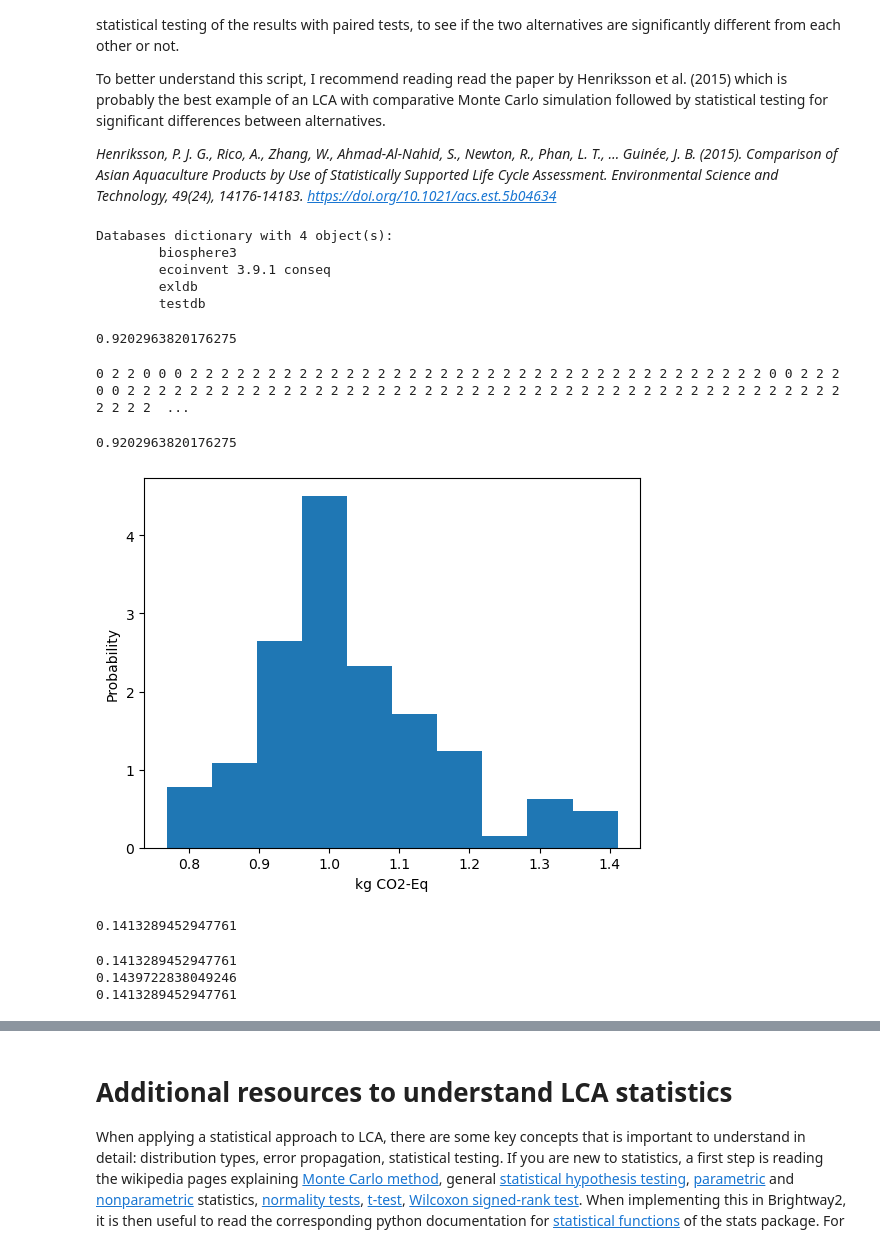
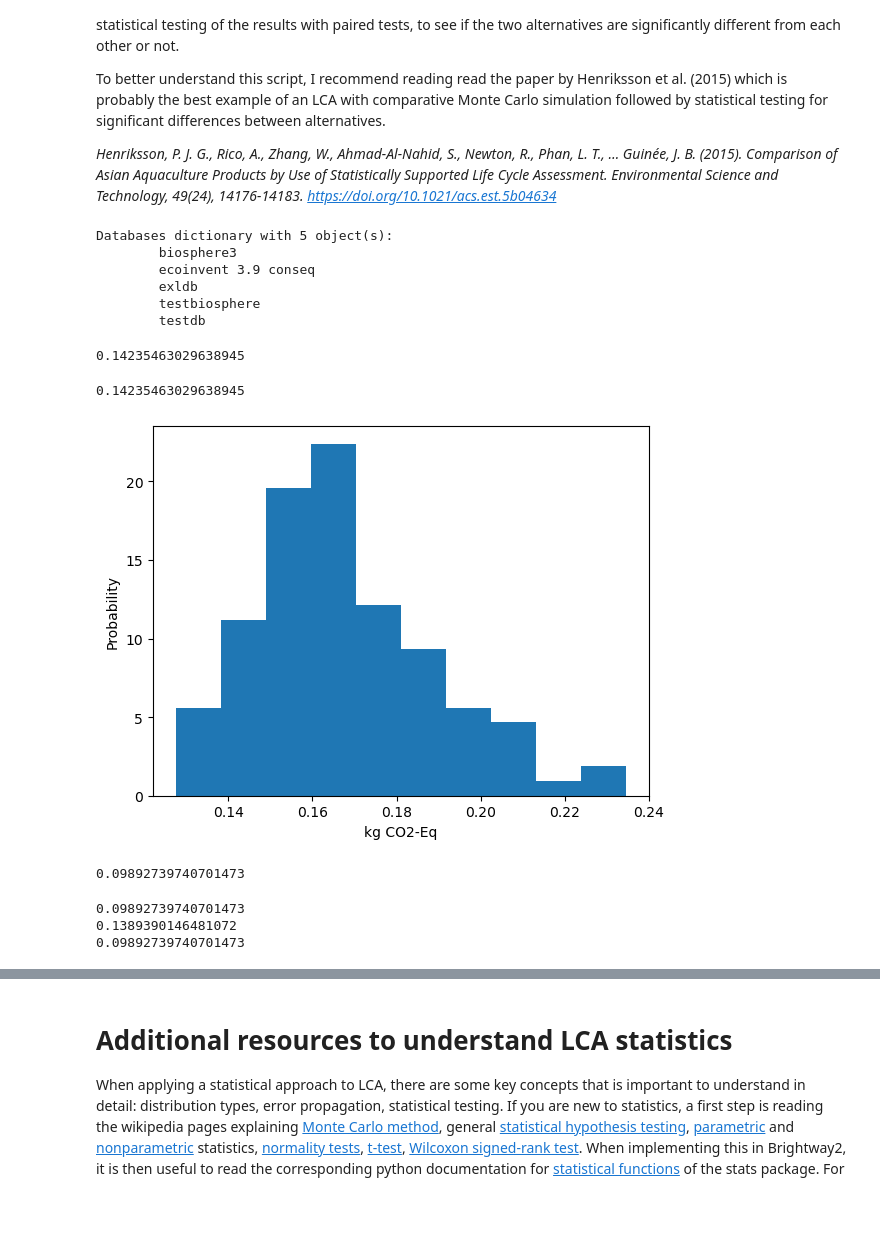
Before and after one commit to massimopizzol/advanced-lca-notebooks, a Jupyter notebook: Course-material/6-Comparative-Monte-Carlo.ipynb, the cells around one changed output, grey strips where cells are left out. Saved outputs shown, nothing was run; the diff lists cells and outputs as text; code cells hidden in the pictures; blank space fills up the shorter version.

```diff
--- a/Course-material/6-Comparative-Monte-Carlo.ipynb
+++ b/Course-material/6-Comparative-Monte-Carlo.ipynb
@@ -19,49 +17,40 @@ import numpy as np
 from matplotlib import pyplot as plt
 from scipy import stats
 # %%
-bd.projects.set_current('advlca23')
-bd.databases
+bw.projects.set_current('advlca23')
+bw.databases
 # %% [output]
-Databases dictionary with 4 object(s):
+Databases dictionary with 5 object(s):
         biosphere3
-        ecoinvent 3.9.1 conseq
+        ecoinvent 3.9 conseq
         exldb
+        testbiosphere
         testdb
 # %%
-db = bd.Database("ecoinvent 3.9.1 conseq")
+db = bw.Database("ecoinvent 3.9 conseq")
 ipcc = ('IPCC 2013', 'climate change', 'global warming potential (GWP100)')
 # %%
-# Simple LCA on ecoinvent process as we know it. We are using the background system.
-random_process = db.random() # select a random process
-mydemand = {random_process: 1}
-lca = bc.LCA(mydemand, ipcc)
+# Simple montecarlo on ecoinvent process as we know it. We are using the background system.
+mydemand = {db.random(): 1}  # select a random process
+lca = bw.LCA(mydemand, ipcc)
 lca.lci()
 lca.lcia()
 lca.score
 # %% [output]
-0.9202963820176275
+0.14235463029638945
-# %%
-# We don't need to add uncertainty here, because ecoinvent process include uncertainty on some exchanges.
-for exchange in random_process.exchanges():
-    print(exchange["uncertainty type"], end=" ")
-# %% [output]
-0 2 2 0 0 0 2 2 2 2 2 2 2 2 2 2 2 2 2 2 2 2 2 2 2 2 2 2 2 2 2 2 2 2 2 2 2 2 2 2 2 2 2 0 0 2 2 2 0 0 2 2 2 2 2 2 2 2 2 2 2 2 2 2 2 2 2 2 2 2 2 2 2 2 2 2 2 2 2 2 2 2 2 2 2 2 2 2 2 2 2 2 2 2 2 2 2 2 2 2  ...
 # %%
-# Monte Carlo simulation
-mc = bc.LCA(demand=mydemand, method=ipcc, use_distributions=True)
-mc.lci()
-mc.lcia()
-mc_results = [mc.score for _ in zip(range(100), mc)] # will take a minute, we are randomly sampling ecoinvent 100 times
+mc = bw.MonteCarloLCA(mydemand, ipcc)
+mc_results = [next(mc) for x in range(100)] # will take a bit of time, we are randomly sampling ecoinvent 100 times
 # %%
 # plot MC results
 plt.hist(mc_results, density=True)
 plt.ylabel("Probability")
-plt.xlabel(bd.methods[ipcc]["unit"])
+plt.xlabel(bw.methods[ipcc]["unit"])
 pd.DataFrame(mc_results).describe()
 lca.score
 # %% [output]
-0.9202963820176275
+0.14235463029638945
-[figure, old version]
+[figure, new version]
 # %%
 # Now comparative analysis, select two different transport activities
 activity_name = 'transport, freight, lorry >32 metric ton, EURO5'
@@ -77,17 +66,12 @@ for activity in bd.Database("ecoinvent 3.9.1 conseq"):
 # make a list with the alternatives
 demands = [{truckE5: 1}, {truckE6: 1}]  # At home, check by using the same process (e.g. truckE5) two times.
 
-# We are calculating the impact of transport with the EURO5 truck
-mc = bc.LCA(demand=demands[0], method=ipcc, use_distributions=True)
-mc.lci()
-mc.lcia()
-mc_results = [mc.score for _ in zip(range(1), mc)]
-print(mc_results[0])
+mc = bw.MonteCarloLCA(demands[0], ipcc) # We are calculating the impact of transport with the EURO5 truck
+next(mc)
 # %% [output]
-0.1413289452947761
+0.09892739740701473
 # %%
 # look at this first
-demands = [{truckE5.id: 1}, {truckE6.id: 1}]
 mc.redo_lcia(demands[0]) # EURO5 truck
 print(mc.score)
 mc.redo_lcia(demands[1]) # EURO6 truck. I am using the same technology matrix "A" as before to calcualte results
@@ -95,9 +79,9 @@ print(mc.score)
 mc.redo_lcia(demands[0]) # EURO5 truck again. Same result. Note how "redo.lcia" allows doing dependent sampling
 print(mc.score)
 # %% [output]
-0.1413289452947761
-0.1439722838049246
-0.1413289452947761
+0.09892739740701473
+0.1389390146481072
+0.09892739740701473
 # %%
 # Now for several iterations
 iterations = 100
```
Also changed, not shown: parts of 16 cells of this notebook, 17 other files.
